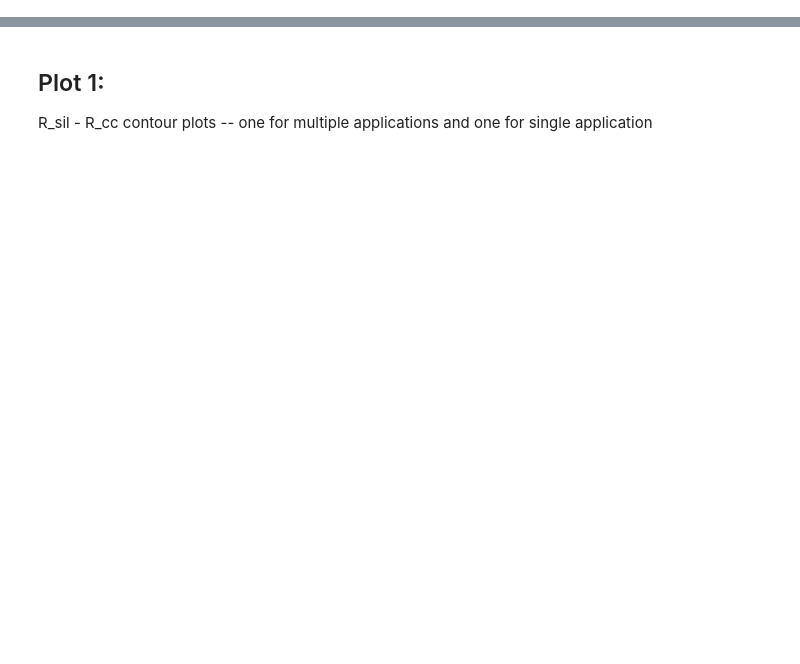
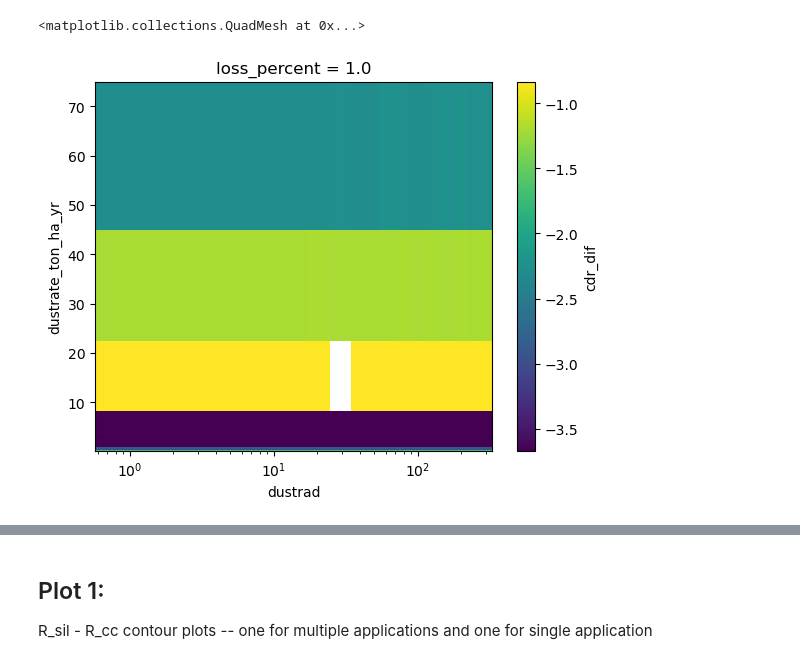
Before and after one commit to carbonplan/ew-workflows, a Jupyter notebook: scripts/scepter/figures/Fx_single_v_multi_app.ipynb, the cells around one changed output, grey strips where cells are left out. Drawn from its saved outputs; the diff is of its cells as text; code cells hidden in the pictures; blank space fills up the shorter version.

```diff
--- a/scripts/scepter/figures/Fx_single_v_multi_app.ipynb
+++ b/scripts/scepter/figures/Fx_single_v_multi_app.ipynb
@@ -57,0 +93,10 @@ ds_anom2 = xr.open_dataset(os.path.join(datloc_2, 'ds_anom.nc'))
+# %%
+# cc compare
+dscc1_ex = dscc1.sel(loss_percent = 1, method='nearest')['cdr_dif'].transpose()
+dscc2_ex = dscc2.sel(loss_percent = 1, method='nearest')['cdr_dif'].transpose()
+
+(dscc1_ex - dscc2_ex).plot(xscale='log')
+# dscc2_ex.plot(cmap='RdBu', vmin=-2, vmax=7)
+# %% [output]
+<matplotlib.collections.QuadMesh at 0x...>
+[figure, added]
```
Also changed, not shown: parts of 12 cells of this notebook, 9 other files.
